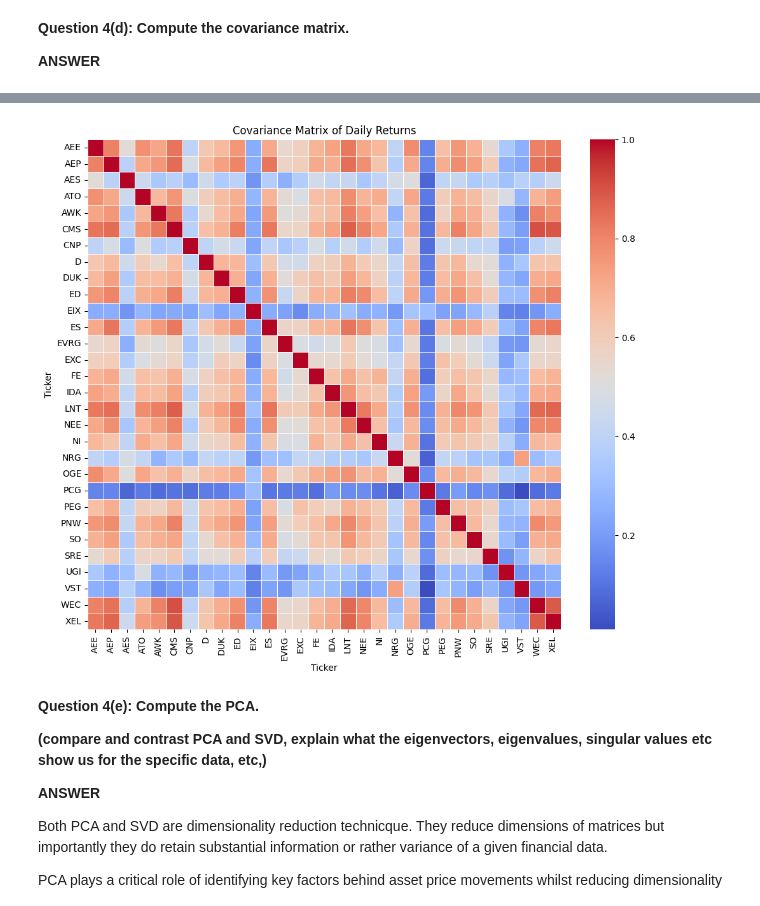
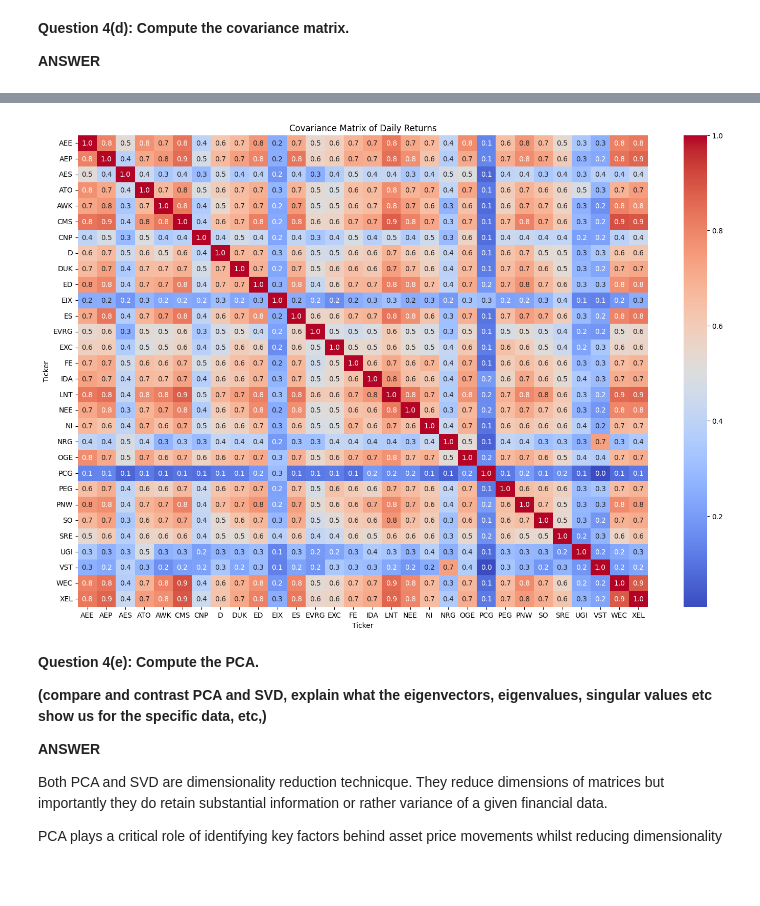
Before and after one commit to Palit2308/WQU-GWP1, a Jupyter notebook: GWP_Question_4.ipynb, the cells around one changed output, grey strips where cells are left out. Saved outputs shown, nothing was run; the diff lists cells and outputs as text; code cells hidden in the pictures; blank space fills up the shorter version.

```diff
--- a/GWP_Question_4.ipynb
+++ b/GWP_Question_4.ipynb
@@ -170,11 +172,11 @@ standardized_returns_cov.head()
 5 rows × 30 columns
 # %%
-plt.figure(figsize=(12, 10))
-sns.heatmap(standardized_returns_cov, annot=False, cmap='coolwarm', linewidths=0.5)
+plt.figure(figsize=(18, 12))
+sns.heatmap(standardized_returns_cov, annot=True, cmap='coolwarm', fmt=".1f")
 plt.title('Covariance Matrix of Daily Returns')
 plt.show()
 # %% [output]
-[figure, old version]
+[figure, new version]
 # %% [markdown]
 **Question 4(e): Compute the PCA.**
 
```
Also changed, not shown: parts of 13 cells of this notebook.
